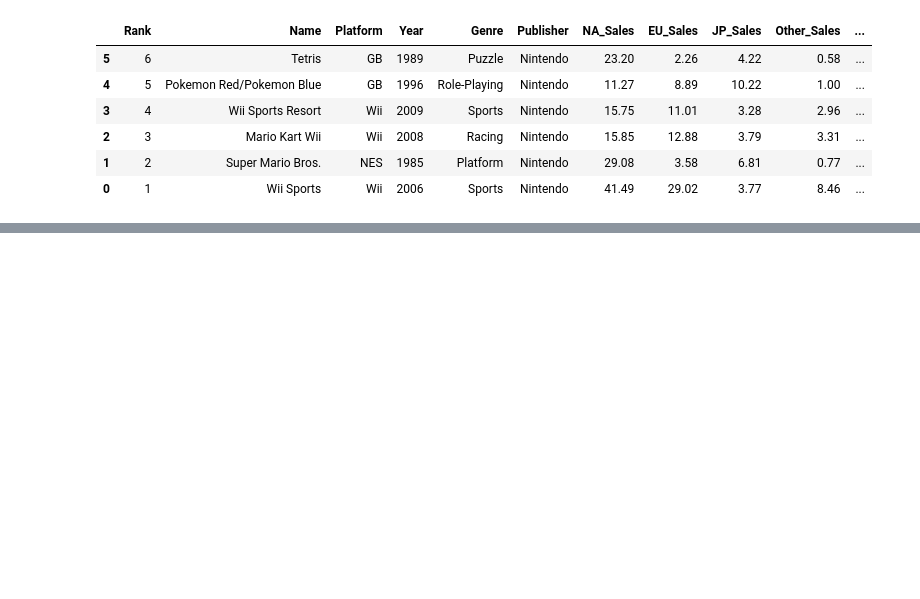
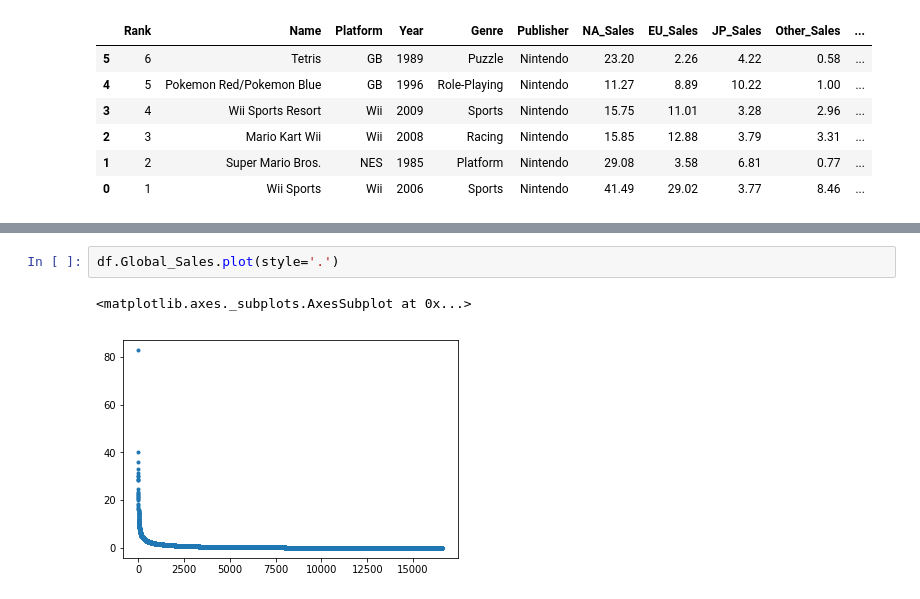
Before and after one commit to jasonb315/data_analysis, a Jupyter notebook: vg-stats.ipynb, the cells around one changed output, grey strips where cells are left out. Saved outputs shown, nothing was run; the diff lists cells and outputs as text; blank space fills up the shorter version.

```diff
--- a/vg-stats.ipynb
+++ b/vg-stats.ipynb
@@ -209,0 +211,5 @@ ImportError: matplotlib is required for plotting.
+# %%
+df.Global_Sales.plot(style='.')
+# %% [output]
+<matplotlib.axes._subplots.AxesSubplot at 0x...>
+[figure, added]
```
Also changed, not shown: parts of 1 cell of this notebook, 4 other files.
